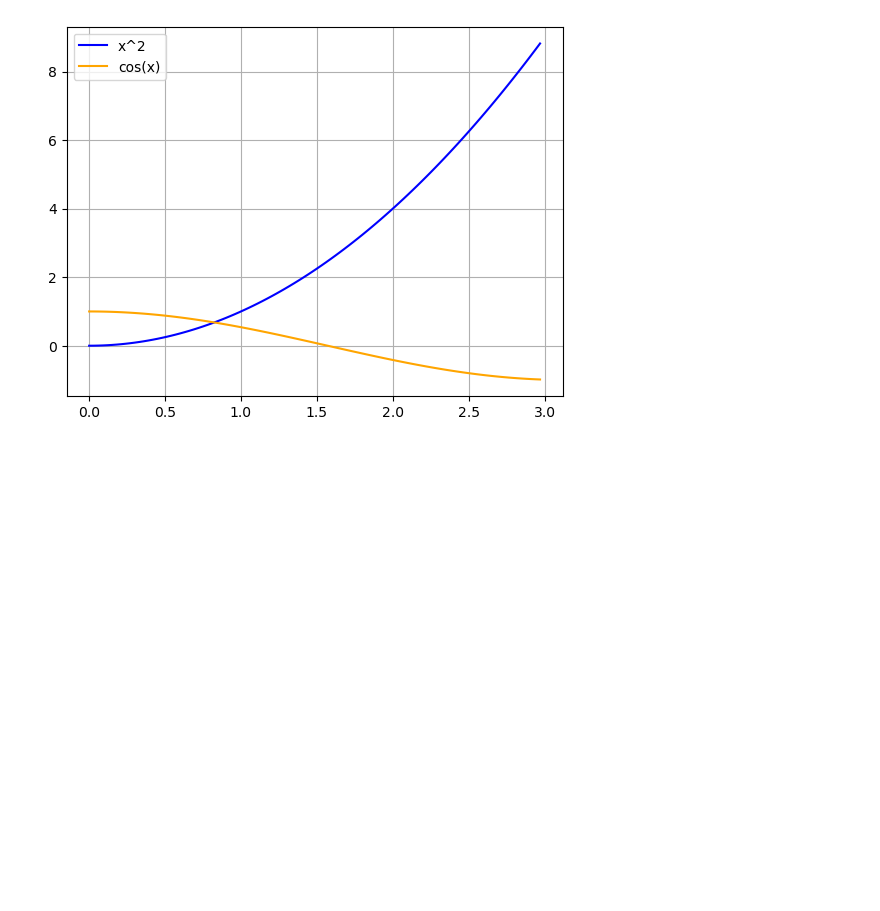
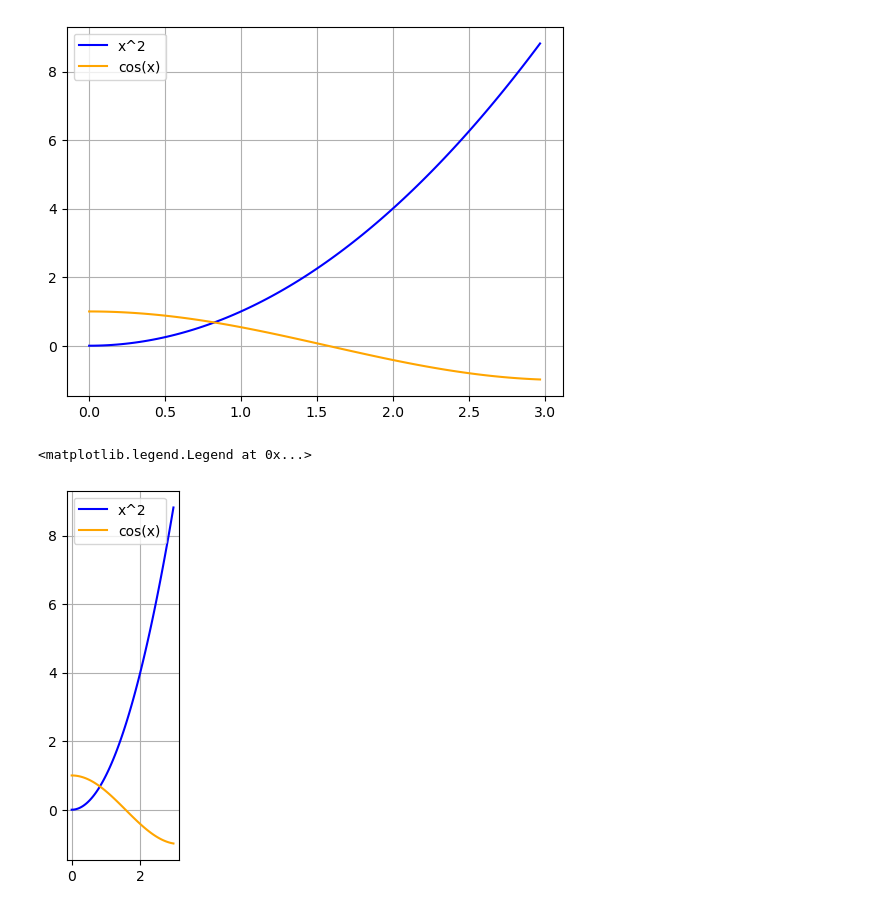
Before and after one commit to mhdeleglise/Formes2D, a Jupyter notebook: Matplot0.ipynb, the cells around one changed output. Drawn from its saved outputs; the diff is of its cells as text; code cells hidden in the pictures; blank space fills up the shorter version.

```diff
--- a/Matplot0.ipynb
+++ b/Matplot0.ipynb
@@ -79,3 +79,14 @@ plt.legend()
 # %% [output]
 <matplotlib.legend.Legend at 0x...>
 [figure]
+# %%
+""" Si x est un tableau de nombres créé par np.arange, par exemple, la fonction np.square
+(resp. np.cos()) renvoie le tableau des carrés (res. des cosinus) des éléments de x """
+plt.axes().set_aspect('equal') # Meme echelle sur les deux axes
+plt.plot(x,np.square(x), color = 'blue', label='x^2')
+plt.plot(x,np.cos(x), color = 'orange', label= 'cos(x)')
+plt.grid(True)
+plt.legend()
+# %% [output]
+<matplotlib.legend.Legend at 0x...>
+[figure, added]
```
